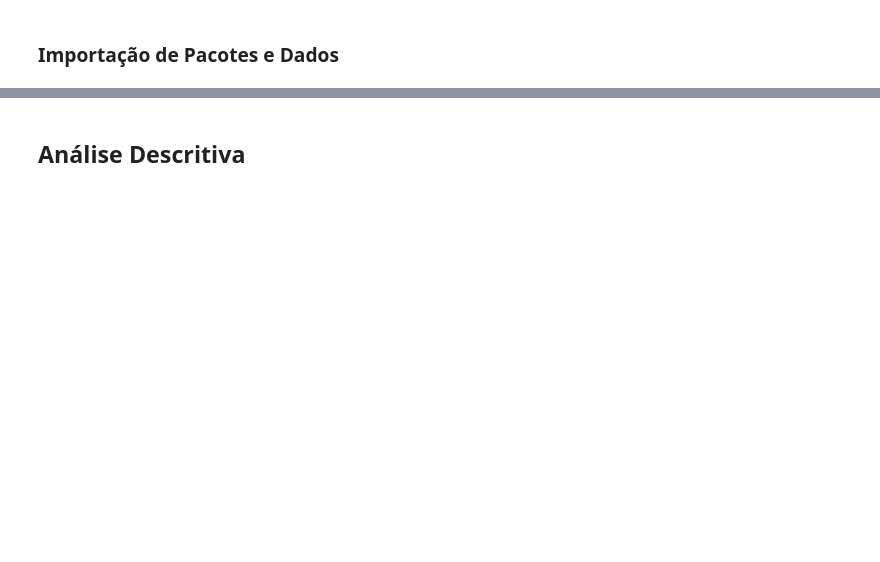
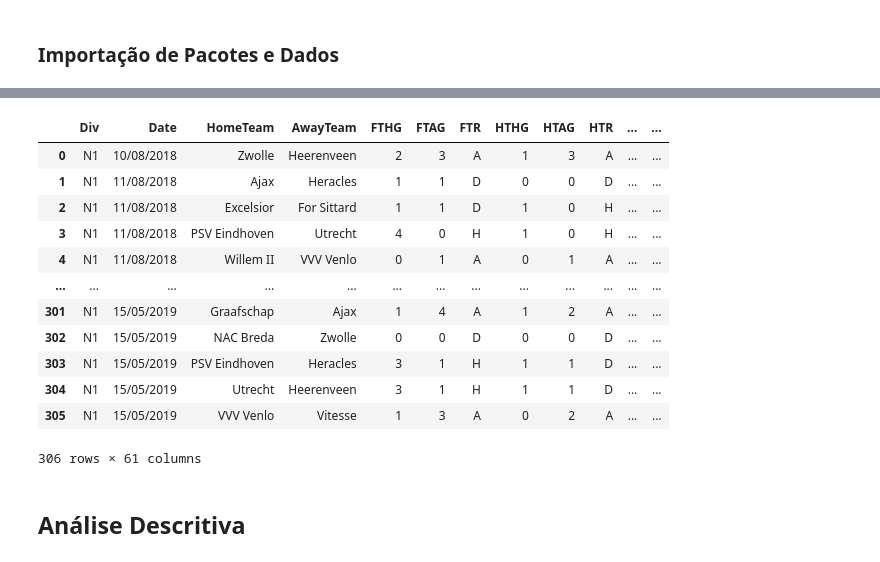
Before and after one commit to RamonMoreiraUnb/ce2Python, a Jupyter notebook: Trabalho CE2.ipynb, the cells around one changed output, grey strips where cells are left out. Cells and saved outputs as stored; diff of their text form; code cells hidden in the pictures; blank space fills up the shorter version.

```diff
--- a/Trabalho CE2.ipynb
+++ b/Trabalho CE2.ipynb
@@ -23,2 +50,18 @@ warnings.filterwarnings("ignore")
+# %%
+holandes
+# %% [output]
+|  | Div | Date | HomeTeam | AwayTeam | FTHG | FTAG | FTR | HTHG | HTAG | HTR | ... | ... |
+| 0 | N1 | 10/08/2018 | Zwolle | Heerenveen | 2 | 3 | A | 1 | 3 | A | ... | ... |
+| 1 | N1 | 11/08/2018 | Ajax | Heracles | 1 | 1 | D | 0 | 0 | D | ... | ... |
+| 2 | N1 | 11/08/2018 | Excelsior | For Sittard | 1 | 1 | D | 1 | 0 | H | ... | ... |
+| 3 | N1 | 11/08/2018 | PSV Eindhoven | Utrecht | 4 | 0 | H | 1 | 0 | H | ... | ... |
+| 4 | N1 | 11/08/2018 | Willem II | VVV Venlo | 0 | 1 | A | 0 | 1 | A | ... | ... |
+| ... | ... | ... | ... | ... | ... | ... | ... | ... | ... | ... | ... | ... |
+| 301 | N1 | 15/05/2019 | Graafschap | Ajax | 1 | 4 | A | 1 | 2 | A | ... | ... |
+| 302 | N1 | 15/05/2019 | NAC Breda | Zwolle | 0 | 0 | D | 0 | 0 | D | ... | ... |
+| 303 | N1 | 15/05/2019 | PSV Eindhoven | Heracles | 3 | 1 | H | 1 | 1 | D | ... | ... |
+| 304 | N1 | 15/05/2019 | Utrecht | Heerenveen | 3 | 1 | H | 1 | 1 | D | ... | ... |
+| 305 | N1 | 15/05/2019 | VVV Venlo | Vitesse | 1 | 3 | A | 0 | 2 | A | ... | ... |
+306 rows × 61 columns
 # %% [markdown]
 ## Análise Descritiva
```
Also changed, not shown: parts of 30 cells of this notebook.
